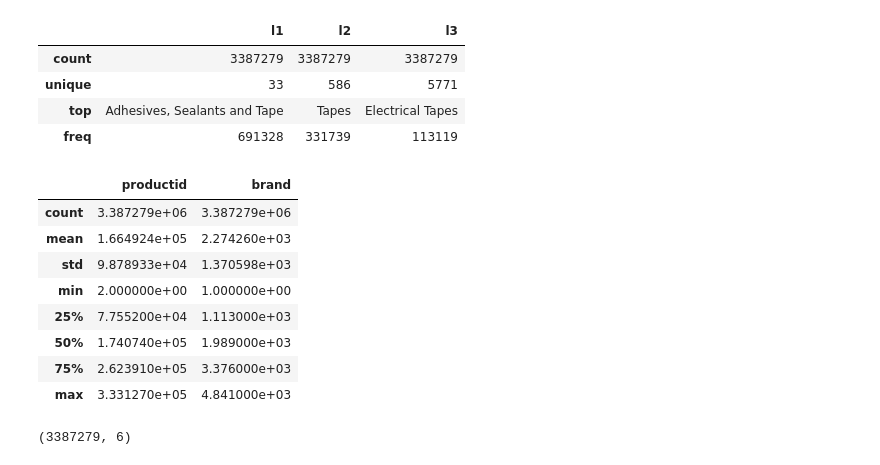
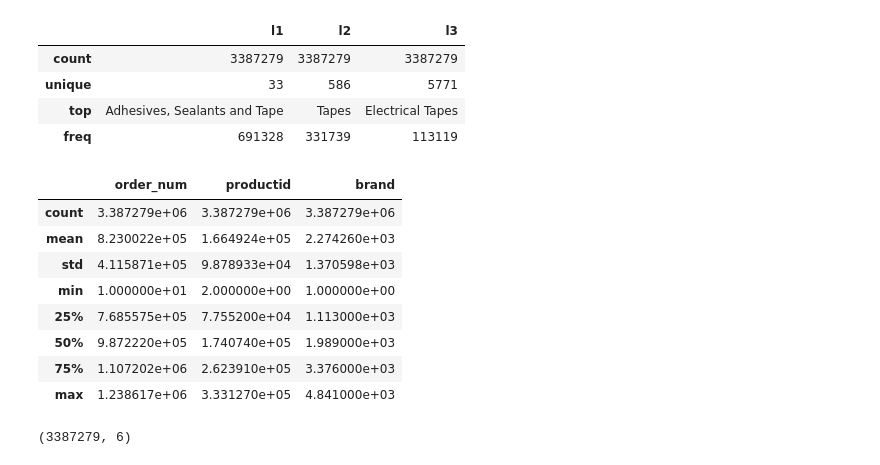
Before and after one commit to dsjoench/Ecommerce, a Jupyter notebook: Ecommerce.ipynb, the cells around one changed output. Saved outputs shown, nothing was run; the diff lists cells and outputs as text; code cells hidden in the pictures.

```diff
--- a/Ecommerce.ipynb
+++ b/Ecommerce.ipynb
@@ -40,5 +40,5 @@ def plot_feature(df, col):
 # Discover the Data
 # %%
 # import dataset
-product_brand = pd.read_table('dataset/Transactions with A&S.txt',skiprows =1,names= ('order_num','l1','l2','l3','productid','brand'))
+product = pd.read_table('dataset/Transactions with A&S.txt',skiprows =1,names= ('order_num','l1','l2','l3','productid','brand'))
 # %%
@@ -83,15 +83,15 @@ product_brand.describe(include=['O'])
 | top | Adhesives, Sealants and Tape | Tapes | Electrical Tapes |
 | freq | 691328 | 331739 | 113119 |
 # %%
-product_brand.describe(include=[np.number])
+product.describe(include=[np.number])
 # %% [output]
-|  | productid | brand |
-| count | 3.387279e+06 | 3.387279e+06 |
-| mean | 1.664924e+05 | 2.274260e+03 |
-| std | 9.878933e+04 | 1.370598e+03 |
-| min | 2.000000e+00 | 1.000000e+00 |
-| 25% | 7.755200e+04 | 1.113000e+03 |
-| 50% | 1.740740e+05 | 1.989000e+03 |
-| 75% | 2.623910e+05 | 3.376000e+03 |
-| max | 3.331270e+05 | 4.841000e+03 |
+|  | order_num | productid | brand |
+| count | 3.387279e+06 | 3.387279e+06 | 3.387279e+06 |
+| mean | 8.230022e+05 | 1.664924e+05 | 2.274260e+03 |
+| std | 4.115871e+05 | 9.878933e+04 | 1.370598e+03 |
+| min | 1.000000e+01 | 2.000000e+00 | 1.000000e+00 |
+| 25% | 7.685575e+05 | 7.755200e+04 | 1.113000e+03 |
+| 50% | 9.872220e+05 | 1.740740e+05 | 1.989000e+03 |
+| 75% | 1.107202e+06 | 2.623910e+05 | 3.376000e+03 |
+| max | 1.238617e+06 | 3.331270e+05 | 4.841000e+03 |
 # %%
```
Also changed, not shown: parts of 30 cells of this notebook.
